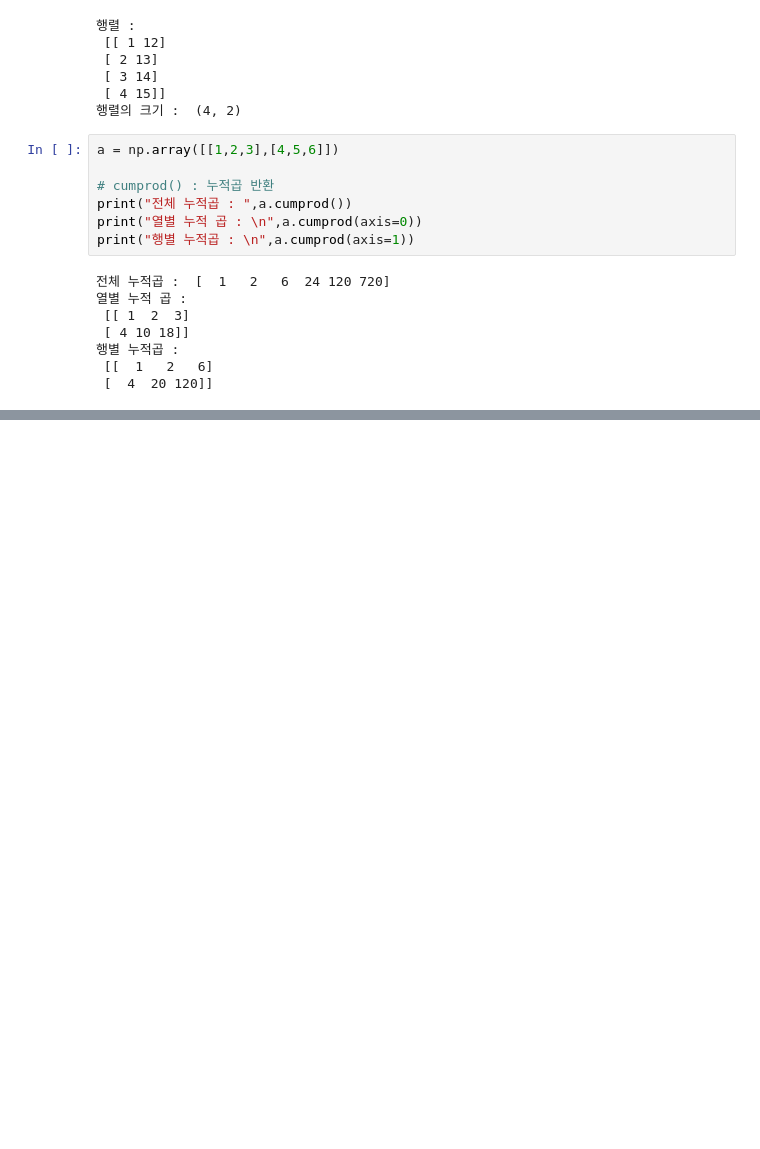
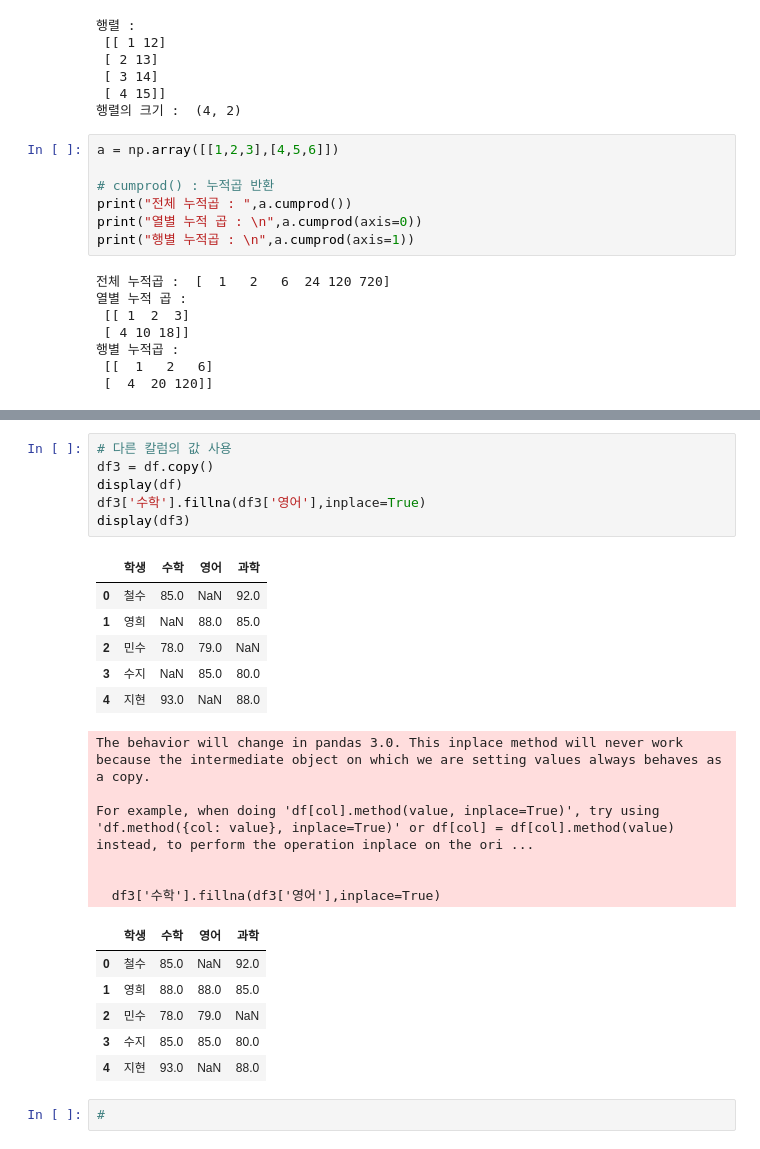
Before and after one commit to extraordinarySumiLee/BigData_Analysis_Exam, a Jupyter notebook: Part1.ipynb, the cells around one changed output, grey strips where cells are left out. Drawn from its saved outputs; the diff is of its cells as text; blank space fills up the shorter version.

```diff
--- a/Part1.ipynb
+++ b/Part1.ipynb
@@ -528,0 +798,27 @@ print("행별 누적곱 : \n",a.cumprod(axis=1))
+# %%
+# 다른 칼럼의 값 사용
+df3 = df.copy()
+display(df)
+df3['수학'].fillna(df3['영어'],inplace=True)
+display(df3)
+# %% [output]
+|  | 학생 | 수학 | 영어 | 과학 |
+| 0 | 철수 | 85.0 | NaN | 92.0 |
+| 1 | 영희 | NaN | 88.0 | 85.0 |
+| 2 | 민수 | 78.0 | 79.0 | NaN |
+| 3 | 수지 | NaN | 85.0 | 80.0 |
+| 4 | 지현 | 93.0 | NaN | 88.0 |
+The behavior will change in pandas 3.0. This inplace method will never work because the intermediate object on which we are setting values always behaves as a copy.
+
+For example, when doing 'df[col].method(value, inplace=True)', try using 'df.method({col: value}, inplace=True)' or df[col] = df[col].method(value) instead, to perform the operation inplace on the ori ...
+
+
+  df3['수학'].fillna(df3['영어'],inplace=True)
+|  | 학생 | 수학 | 영어 | 과학 |
+| 0 | 철수 | 85.0 | NaN | 92.0 |
+| 1 | 영희 | 88.0 | 88.0 | 85.0 |
+| 2 | 민수 | 78.0 | 79.0 | NaN |
+| 3 | 수지 | 85.0 | 85.0 | 80.0 |
+| 4 | 지현 | 93.0 | NaN | 88.0 |
+# %%
+#
```
Also changed, not shown: parts of 21 cells of this notebook, 1 other file.
